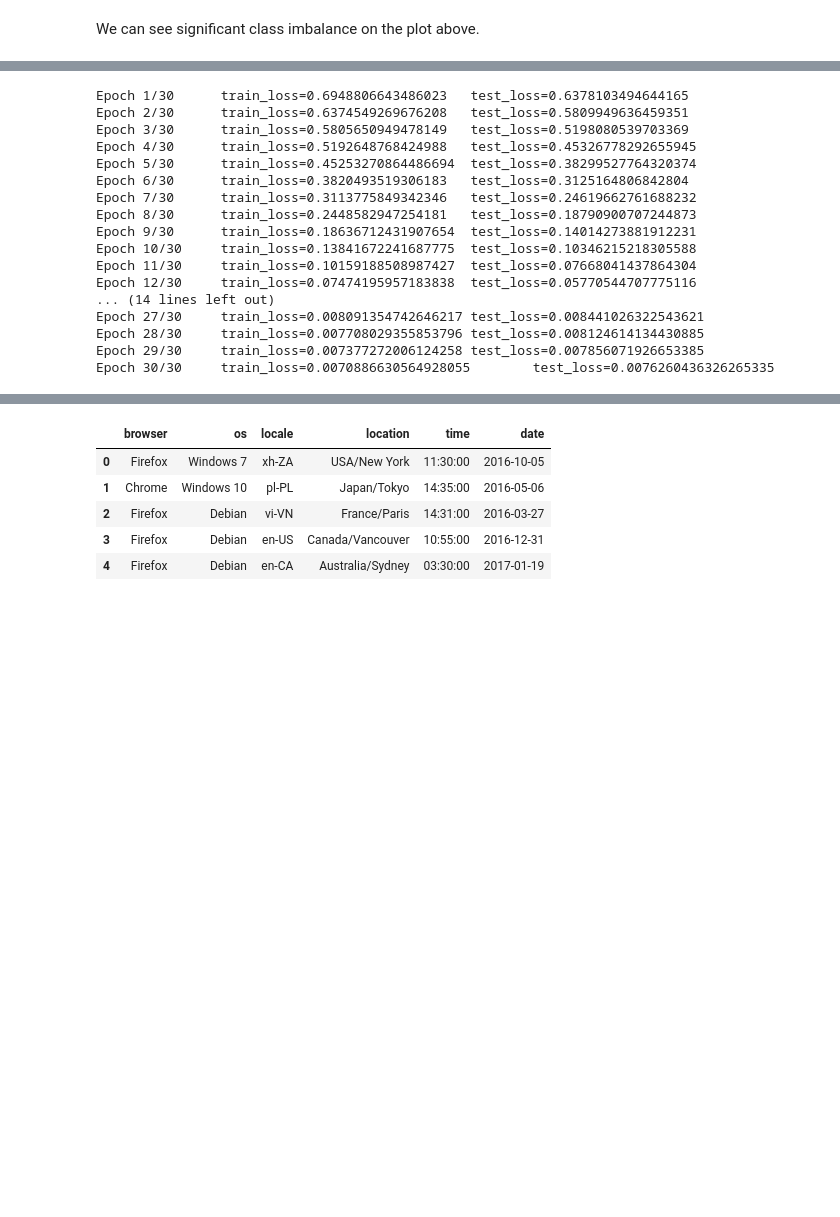
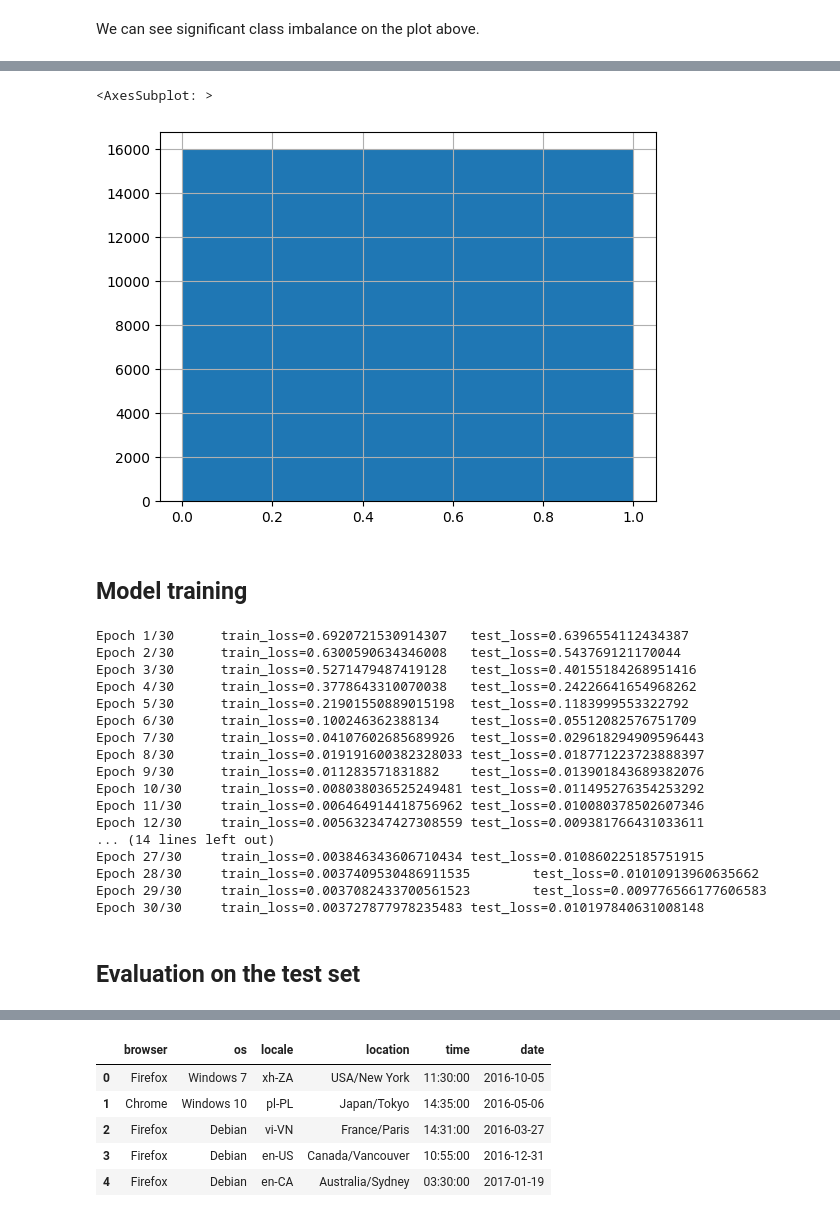
Before and after one commit to eivankin/iml_s23, a Jupyter notebook: ass2/EvgenijIvankin.ipynb, the cells around one changed output, grey strips where cells are left out. Saved outputs shown, nothing was run; the diff lists cells and outputs as text; code cells hidden in the pictures; blank space fills up the shorter version.

```diff
--- a/ass2/EvgenijIvankin.ipynb
+++ b/ass2/EvgenijIvankin.ipynb
@@ -163,6 +141,43 @@ X.head()
 from sklearn.model_selection import train_test_split
 
 X_train, X_test, y_train, y_test = train_test_split(X, y, test_size=0.2, random_state=SEED, stratify=y)
+# %%
+from sklearn.utils import resample
+
+is_waldo_filter = y_train == 1
+
+# separate majority and minority classes
+X_train_majority = X_train[~is_waldo_filter]
+X_train_minority = X_train[is_waldo_filter]
+
+y_train_majority = y_train[~is_waldo_filter]
+y_train_minority = y_train[is_waldo_filter]
+
+# Upsample minority class
+X_train_minority_upsampled = resample(
+    X_train_minority,
+    replace=True,
+    n_samples=len(X_train_majority),
+    random_state=SEED
+)
+
+y_train_minority_upsampled = resample(
+    y_train_minority,
+    replace=True,
+    n_samples=len(y_train_majority),
+    random_state=SEED
+)
+
+# Combine majority class with upsampled minority class
+X_train_balanced = pd.concat([X_train_majority, X_train_minority_upsampled])
+y_train_balanced = pd.concat([y_train_majority, y_train_minority_upsampled])
+# %%
+y_train_balanced.hist(bins=2)
+# %% [output]
+<AxesSubplot: >
+[figure, added]
+# %% [markdown]
+## Model training
 # %%
 import torch
 from torch import nn
@@ -175,6 +190,8 @@ NUM_NEURONS = 128
 model = nn.Sequential(
     nn.Linear(X_train.shape[1], NUM_NEURONS),
     nn.ReLU(),
+    nn.Linear(NUM_NEURONS, NUM_NEURONS),
+    nn.ReLU(),
     nn.Linear(NUM_NEURONS, 1),
     nn.Sigmoid()
 ).to(device)
@@ -183,8 +200,8 @@ optimizer = torch.optim.Adam(model.parameters(), lr=0.01)
 for epoch in range(NUM_EPOCH):
     model.train()
     optimizer.zero_grad()
-    y_train_pred = model(torch.Tensor(X_train.values).to(device))
-    train_loss = criterion(y_train_pred.squeeze(), torch.Tensor(y_train.values).float().to(device))
+    y_train_pred = model(torch.Tensor(X_train_balanced.values).to(device))
+    train_loss = criterion(y_train_pred.squeeze(), torch.Tensor(y_train_balanced.values).float().to(device))
     train_loss.backward()
     optimizer.step()
 
@@ -196,23 +213,25 @@ for epoch in range(NUM_EPOCH):
 
     print(f"Epoch {epoch + 1}/{NUM_EPOCH}\ttrain_loss={train_loss.item()}\t{test_loss=}")
 # %% [output]
-Epoch 1/30      train_loss=0.6948806643486023   test_loss=0.6378103494644165
-Epoch 2/30      train_loss=0.6374549269676208   test_loss=0.5809949636459351
-Epoch 3/30      train_loss=0.5805650949478149   test_loss=0.5198080539703369
-Epoch 4/30      train_loss=0.5192648768424988   test_loss=0.45326778292655945
-Epoch 5/30      train_loss=0.45253270864486694  test_loss=0.38299527764320374
-Epoch 6/30      train_loss=0.3820493519306183   test_loss=0.3125164806842804
-Epoch 7/30      train_loss=0.3113775849342346   test_loss=0.24619662761688232
-Epoch 8/30      train_loss=0.2448582947254181   test_loss=0.18790900707244873
-Epoch 9/30      train_loss=0.18636712431907654  test_loss=0.14014273881912231
-Epoch 10/30     train_loss=0.13841672241687775  test_loss=0.10346215218305588
-Epoch 11/30     train_loss=0.10159188508987427  test_loss=0.07668041437864304
-Epoch 12/30     train_loss=0.07474195957183838  test_loss=0.05770544707775116
+Epoch 1/30      train_loss=0.6920721530914307   test_loss=0.6396554112434387
+Epoch 2/30      train_loss=0.6300590634346008   test_loss=0.543769121170044
+Epoch 3/30      train_loss=0.5271479487419128   test_loss=0.40155184268951416
+Epoch 4/30      train_loss=0.3778643310070038   test_loss=0.24226641654968262
+Epoch 5/30      train_loss=0.21901550889015198  test_loss=0.1183999553322792
+Epoch 6/30      train_loss=0.100246362388134    test_loss=0.05512082576751709
+Epoch 7/30      train_loss=0.04107602685689926  test_loss=0.029618294909596443
+Epoch 8/30      train_loss=0.019191600382328033 test_loss=0.018771223723888397
+Epoch 9/30      train_loss=0.011283571831882    test_loss=0.013901843689382076
+Epoch 10/30     train_loss=0.008038036525249481 test_loss=0.011495276354253292
+Epoch 11/30     train_loss=0.006464914418756962 test_loss=0.010080378502607346
+Epoch 12/30     train_loss=0.005632347427308559 test_loss=0.009381766431033611
 ... (14 lines left out)
-Epoch 27/30     train_loss=0.008091354742646217 test_loss=0.008441026322543621
-Epoch 28/30     train_loss=0.007708029355853796 test_loss=0.008124614134430885
-Epoch 29/30     train_loss=0.007377272006124258 test_loss=0.007856071926653385
-Epoch 30/30     train_loss=0.0070886630564928055        test_loss=0.0076260436326265335
+Epoch 27/30     train_loss=0.003846343606710434 test_loss=0.010860225185751915
+Epoch 28/30     train_loss=0.0037409530486911535        test_loss=0.01010913960635662
+Epoch 29/30     train_loss=0.0037082433700561523        test_loss=0.009776566177606583
+Epoch 30/30     train_loss=0.003727877978235483 test_loss=0.010197840631008148
+# %% [markdown]
+## Evaluation on the test set
 # %%
 from sklearn.metrics import classification_report
 
```
Also changed, not shown: parts of 24 cells of this notebook.
